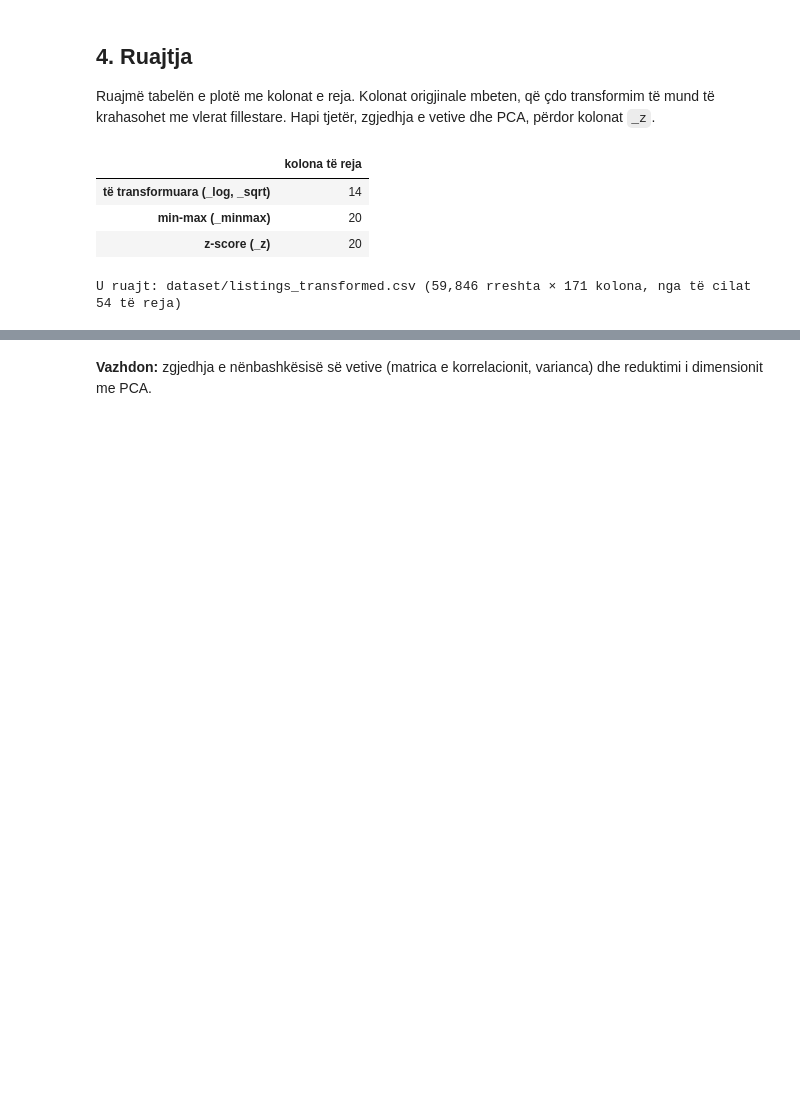
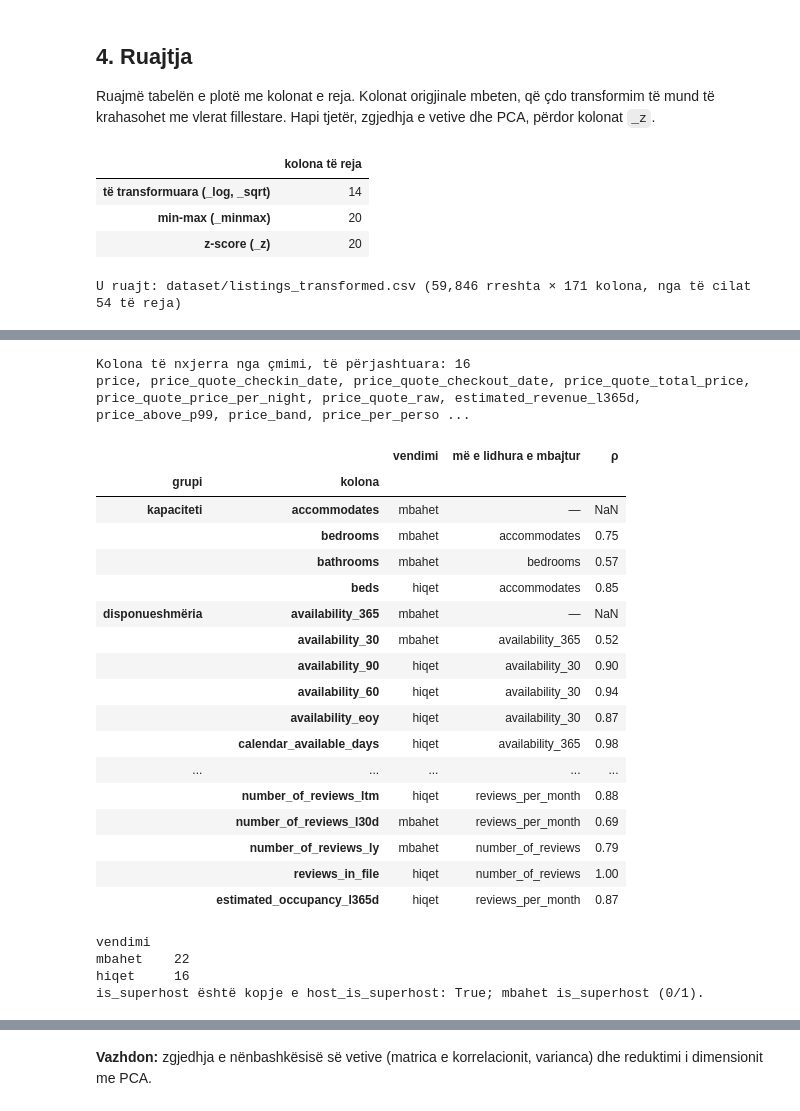
Before and after one commit to yllkeberisha/pvdh_group_10, a Jupyter notebook: notebooks/04_transformimi_dhe_reduktimi.ipynb, the cells around one changed output, grey strips where cells are left out. Cells and saved outputs as stored; diff of their text form; code cells hidden in the pictures; blank space fills up the shorter version.

```diff
--- a/notebooks/04_transformimi_dhe_reduktimi.ipynb
+++ b/notebooks/04_transformimi_dhe_reduktimi.ipynb
@@ -254,0 +265,68 @@ U ruajt: dataset/listings_transformed.csv (59,846 rreshta × 171 kolona, nga të
+# %%
+target_derived = [col for col in df.columns if col.startswith(("price", "estimated_revenue"))]
+print(f"Kolona të nxjerra nga çmimi, të përjashtuara: {len(target_derived)}")
+print(", ".join(col for col in target_derived if not col.endswith(("_minmax", "_z"))))
+
+REDUNDANCY_THRESHOLD = 0.8
+REDUNDANCY_GROUPS = {
+    "kapaciteti": ["accommodates", "bedrooms", "bathrooms", "beds"],
+    "disponueshmëria": ["availability_365", "availability_30", "availability_90", "availability_60", "availability_eoy",
+                        "calendar_available_days", "calendar_weekend_availability"],
+    "netët minimale": ["minimum_nights", "minimum_nights_avg_ntm", "maximum_minimum_nights", "minimum_minimum_nights"],
+    "netët maksimale": ["maximum_nights", "maximum_nights_avg_ntm", "minimum_maximum_nights", "maximum_maximum_nights"],
+    "listimet e host-it": ["calculated_host_listings_count", "calculated_host_listings_count_entire_homes",
+                           "calculated_host_listings_count_private_rooms", "calculated_host_listings_count_shared_rooms",
+                           "host_listings_count"],
+    "notat e komenteve": ["review_scores_rating", "review_scores_location", "review_scores_cleanliness", "review_scores_checkin",
+                          "review_scores_communication", "review_scores_value", "review_scores_accuracy"],
+    "numri i komenteve": ["number_of_reviews", "reviews_per_month", "number_of_reviews_ltm", "number_of_reviews_l30d",
+                          "number_of_reviews_ly", "reviews_in_file", "estimated_occupancy_l365d"],
+}
+missing_columns = [col for cols in REDUNDANCY_GROUPS.values() for col in cols if col not in df]
+assert not missing_columns, f"Mungojnë kolonat: {missing_columns}"
+
+group_corr = {}
+decisions = []
+for group, cols in REDUNDANCY_GROUPS.items():
+    rho = df[cols].corr(method="spearman")
+    group_corr[group] = rho
+    kept = []
+    for col in cols:
+        partner = rho.loc[col, kept].abs().idxmax() if kept else None
+        value = rho.loc[col, partner] if partner else np.nan
+        keep = partner is None or abs(value) < REDUNDANCY_THRESHOLD
+        if keep:
+            kept.append(col)
+        decisions.append({"grupi": group, "kolona": col, "vendimi": "mbahet" if keep else "hiqet",
+                          "më e lidhura e mbajtur": partner or "—", "ρ": value})
+redundancy = pd.DataFrame(decisions).set_index(["grupi", "kolona"]).round(2)
+with pd.option_context("display.max_rows", None):
+    display(redundancy)
+print(redundancy["vendimi"].value_counts().to_string())
+
+print(f"is_superhost është kopje e host_is_superhost: {df['is_superhost'].astype(bool).equals(df['host_is_superhost'].astype(bool))}; mbahet is_superhost (0/1).")
+# %% [output]
+Kolona të nxjerra nga çmimi, të përjashtuara: 16
+price, price_quote_checkin_date, price_quote_checkout_date, price_quote_total_price, price_quote_price_per_night, price_quote_raw, estimated_revenue_l365d, price_above_p99, price_band, price_per_perso ...
+|  |  | vendimi | më e lidhura e mbajtur | ρ |
+| grupi | kolona |  |  |  |
+| kapaciteti | accommodates | mbahet | — | NaN |
+|  | bedrooms | mbahet | accommodates | 0.75 |
+|  | bathrooms | mbahet | bedrooms | 0.57 |
+|  | beds | hiqet | accommodates | 0.85 |
+| disponueshmëria | availability_365 | mbahet | — | NaN |
+|  | availability_30 | mbahet | availability_365 | 0.52 |
+|  | availability_90 | hiqet | availability_30 | 0.90 |
+|  | availability_60 | hiqet | availability_30 | 0.94 |
+|  | availability_eoy | hiqet | availability_30 | 0.87 |
+|  | calendar_available_days | hiqet | availability_365 | 0.98 |
+| ... | ... | ... | ... | ... |
+|  | number_of_reviews_ltm | hiqet | reviews_per_month | 0.88 |
+|  | number_of_reviews_l30d | mbahet | reviews_per_month | 0.69 |
+|  | number_of_reviews_ly | mbahet | number_of_reviews | 0.79 |
+|  | reviews_in_file | hiqet | number_of_reviews | 1.00 |
+|  | estimated_occupancy_l365d | hiqet | reviews_per_month | 0.87 |
+vendimi
+mbahet    22
+hiqet     16
+is_superhost është kopje e host_is_superhost: True; mbahet is_superhost (0/1).
```
Also changed, not shown: parts of 4 cells of this notebook.
